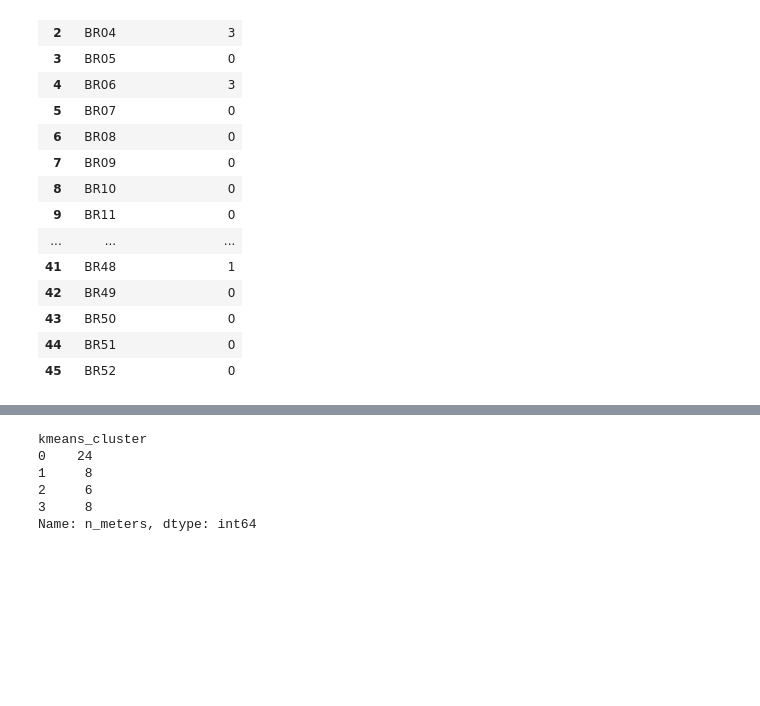
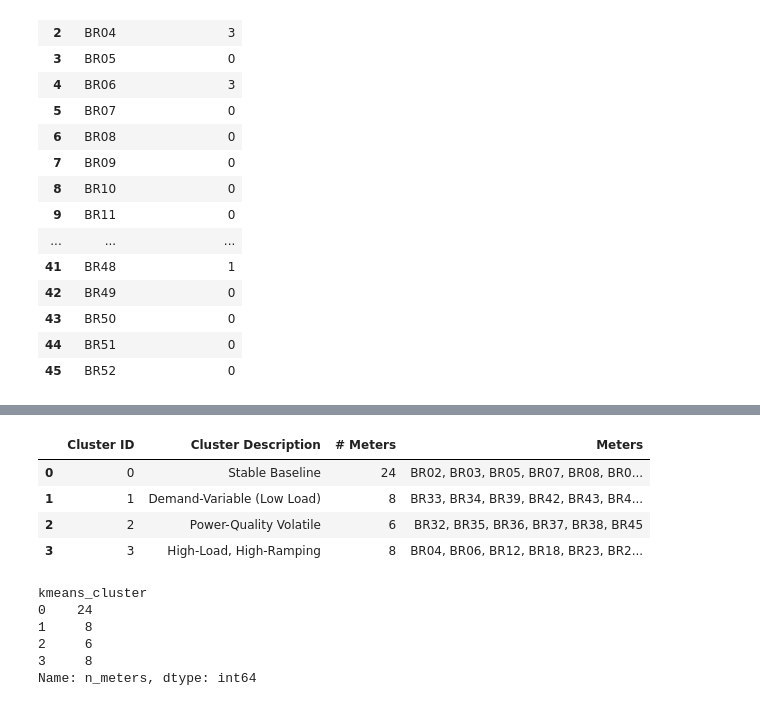
Before and after one commit to helsharif/smart-electric-meter-risk-clustering, a Jupyter notebook: notebooks/02_k_means.ipynb, the cells around one changed output, grey strips where cells are left out. Saved outputs shown, nothing was run; the diff lists cells and outputs as text; code cells hidden in the pictures; blank space fills up the shorter version.

```diff
--- a/notebooks/02_k_means.ipynb
+++ b/notebooks/02_k_means.ipynb
@@ -230,0 +278,26 @@ df_clusters[["meter", "kmeans_cluster"]]
+# %%
+# Build the summary table
+cluster_summary = (
+    meter_cluster_table
+    .groupby(["kmeans_cluster", "cluster_label"])
+    .agg(
+        **{
+            "# Meters": ("meter", "count"),
+            "Meters": ("meter", lambda x: ", ".join(sorted(x.astype(str))))
+        }
+    )
+    .reset_index()
+    .rename(columns={
+        "kmeans_cluster": "Cluster ID",
+        "cluster_label": "Cluster Description"
+    })
+    .sort_values("Cluster ID")
+)
+
+cluster_summary
+# %% [output]
+|  | Cluster ID | Cluster Description | # Meters | Meters |
+| 0 | 0 | Stable Baseline | 24 | BR02, BR03, BR05, BR07, BR08, BR0... |
+| 1 | 1 | Demand-Variable (Low Load) | 8 | BR33, BR34, BR39, BR42, BR43, BR4... |
+| 2 | 2 | Power-Quality Volatile | 6 | BR32, BR35, BR36, BR37, BR38, BR45 |
+| 3 | 3 | High-Load, High-Ramping | 8 | BR04, BR06, BR12, BR18, BR23, BR2... |
```
Also changed, not shown: parts of 4 cells of this notebook, 4 other files.
